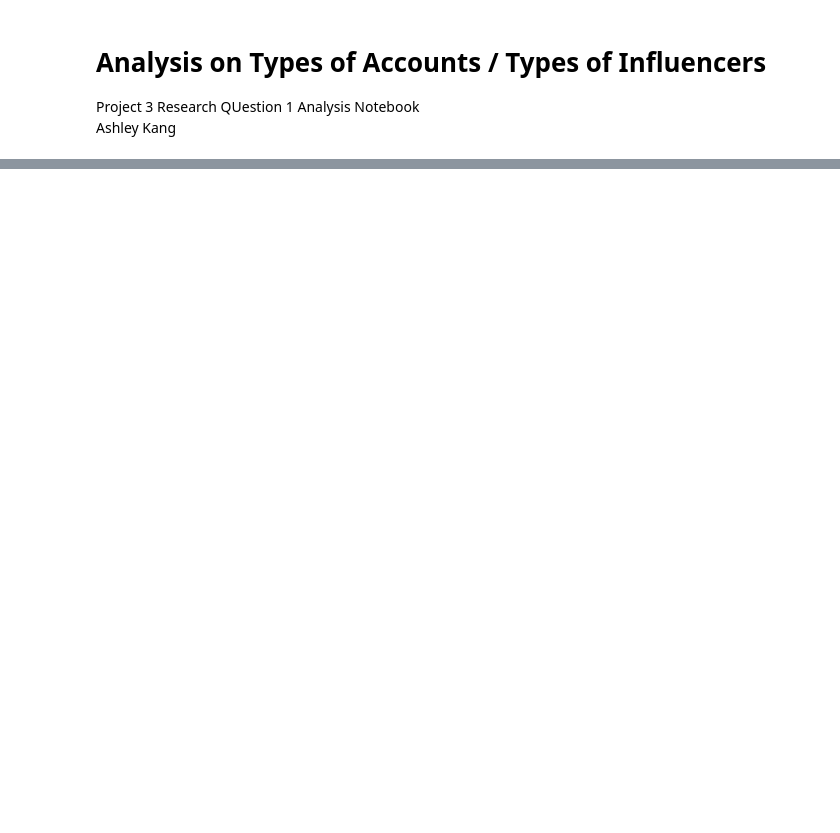
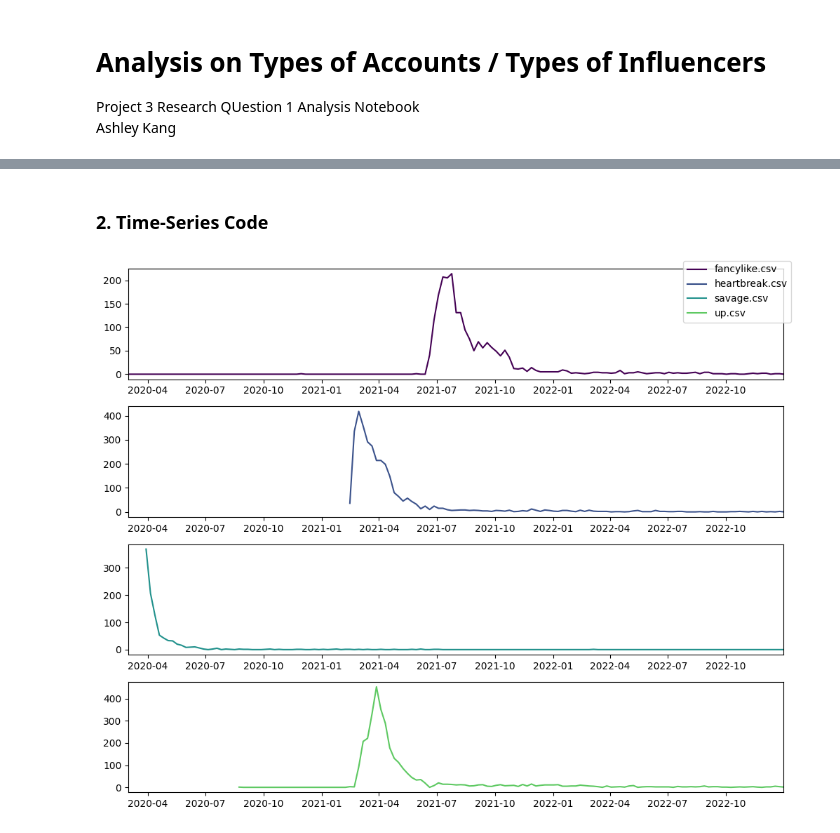
Before and after one commit to ashleyk31/cs315_project3, a Jupyter notebook: R1Analysis/time-series-analysis.ipynb, the cells around one changed output, grey strips where cells are left out. Cells and saved outputs as stored; diff of their text form; code cells hidden in the pictures; blank space fills up the shorter version.

```diff
--- a/R1Analysis/time-series-analysis.ipynb
+++ b/R1Analysis/time-series-analysis.ipynb
@@ -240,35 +5,0 @@ Maximum count timestamp for watertyla.csv : 2023-10-19 20:56:25
-# %%
-#2024 time-series
-#uncomment the corresponding axes from the makePlot() function
-
-def makePlot(data, period):
-    fig, axs = plt.subplots(len(data), 1, figsize=(10, len(data) * 2))
-
-    for i in range(len(data)):
-        filename = data[i]
-        ts, max_timestamp = makeTS(filename)
-        color = plt.cm.viridis(i / len(data))
-        label = filename
-        makeSubplot(ts, period, axs, i, color, label)
-
-        #axis for 2021
-        #axs[i].set_xlim(pd.Timestamp('2020-03-01'), pd.Timestamp('2022-12-31'))
-
-        #axis for 2022
-        #axs[i].set_xlim(pd.Timestamp('2021-11-01'), pd.Timestamp('2024-05-31'))
-
-        #axis for 2023
-        #axs[i].set_xlim(pd.Timestamp('2023-01-01'), pd.Timestamp('2024-05-31'))
-
-        #axis for 2024
-        axs[i].set_xlim(pd.Timestamp('2023-08-01'), pd.Timestamp('2024-05-31'))
-
-
-        print("Maximum count timestamp for", label, ":", max_timestamp)
-
-    plt.tight_layout()
-    plt.show()
-
-
-data2024 = ['bam.csv', 'flomilli.csv', 'glo.csv', 'tyla.csv', 'wannabe.csv']
-makePlot(data2024, 'W')
@@ -381,0 +54,2 @@ count_influencer_type(highest_view_author_followercount_2024)
+# %% [markdown]
+### 2. Time-Series Code
@@ -381,0 +113,6 @@ count_influencer_type(highest_view_author_followercount_2024)
+# %%
+#2021 timeseries
+data = ['fancylike.csv','heartbreak.csv','savage.csv', 'up.csv']
+makePlot(data,'W')
+# %% [output]
+[figure, added]
```
Also changed, not shown: parts of 134 cells of this notebook.
